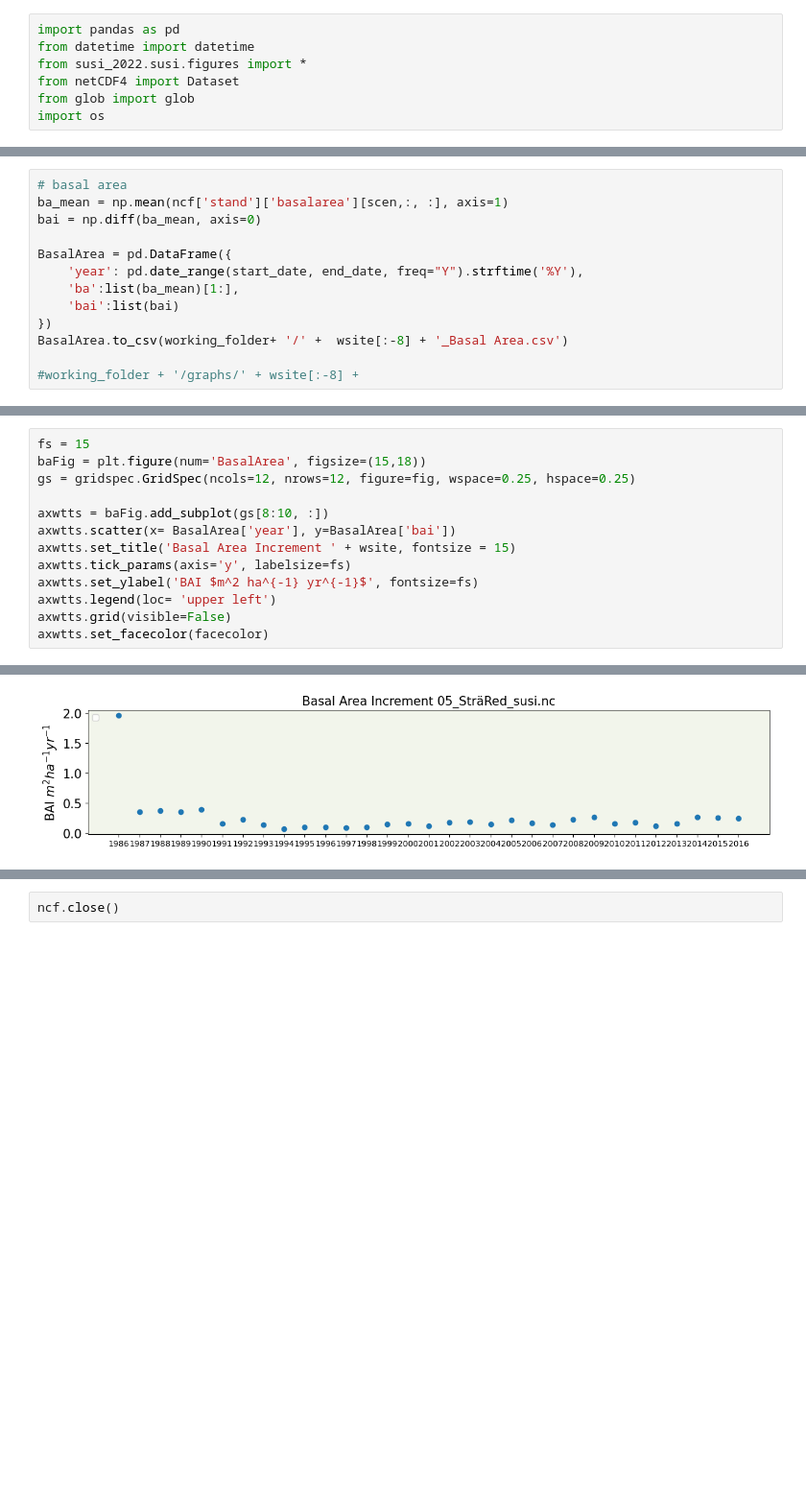
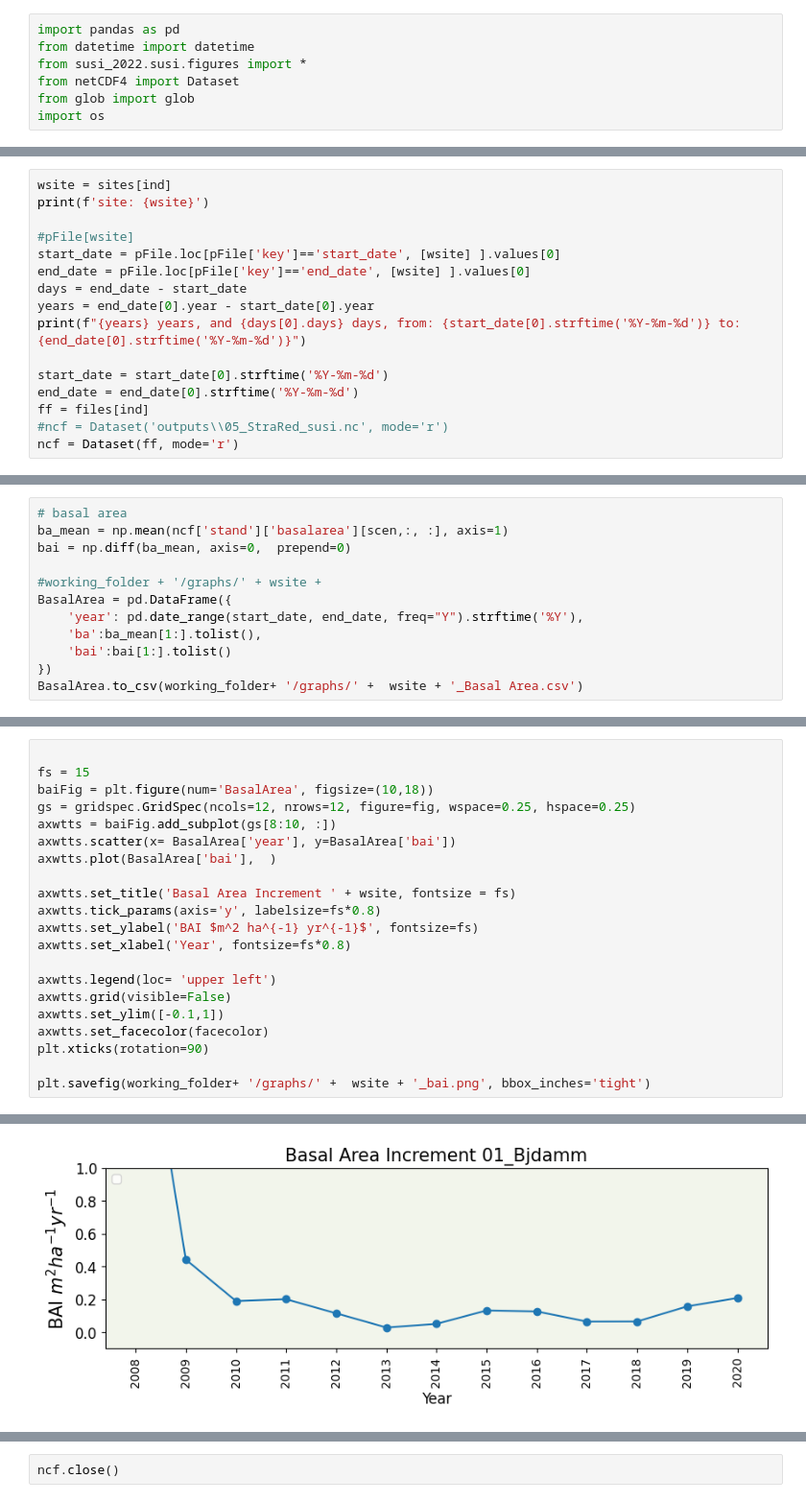
Before and after one commit to alejandrogandara/susi-swe, a Jupyter notebook: verif.ipynb, the cells around one changed output, grey strips where cells are left out. Shown at 96% size. Drawn from its saved outputs; the diff is of its cells as text; blank space fills up the shorter version.

```diff
--- a/verif.ipynb
+++ b/verif.ipynb
@@ -50,0 +43,16 @@ ncf = Dataset('outputs\\05_StraRed_susi.nc', mode='r')
+# %%
+wsite = sites[ind]
+print(f'site: {wsite}')
+
+#pFile[wsite]
+start_date = pFile.loc[pFile['key']=='start_date', [wsite] ].values[0]
+end_date = pFile.loc[pFile['key']=='end_date', [wsite] ].values[0]
+days = end_date - start_date
+years = end_date[0].year - start_date[0].year
+print(f"{years} years, and {days[0].days} days, from: {start_date[0].strftime('%Y-%m-%d')} to: {end_date[0].strftime('%Y-%m-%d')}")
+
+start_date = start_date[0].strftime('%Y-%m-%d')
+end_date = end_date[0].strftime('%Y-%m-%d')
+ff = files[ind]
+#ncf = Dataset('outputs\\05_StraRed_susi.nc', mode='r')
+ncf = Dataset(ff, mode='r')
@@ -184,16 +266,15 @@ plt.savefig(working_folder+ '/graphs/' + wsite[:-8] + '_Basal Area.png', bbox_in
 # %%
 # basal area
 ba_mean = np.mean(ncf['stand']['basalarea'][scen,:, :], axis=1)
-bai = np.diff(ba_mean, axis=0)
+bai = np.diff(ba_mean, axis=0,  prepend=0)
 
+#working_folder + '/graphs/' + wsite +
 BasalArea = pd.DataFrame({
     'year': pd.date_range(start_date, end_date, freq="Y").strftime('%Y'),
-    'ba':list(ba_mean)[1:],
-    'bai':list(bai)
+    'ba':ba_mean[1:].tolist(),
+    'bai':bai[1:].tolist()
 })
-BasalArea.to_csv(working_folder+ '/' +  wsite[:-8] + '_Basal Area.csv')
-
-#working_folder + '/graphs/' + wsite[:-8] +
+BasalArea.to_csv(working_folder+ '/graphs/' +  wsite + '_Basal Area.csv')
 # %%
 fs = 15
 baFig = plt.figure(num='BasalArea', figsize=(15,18))
@@ -213,16 +297,24 @@ No artists with labels found to put in legend.  Note that artists whose label st
 # %%
+
 fs = 15
-baFig = plt.figure(num='BasalArea', figsize=(15,18))
+baiFig = plt.figure(num='BasalArea', figsize=(10,18))
 gs = gridspec.GridSpec(ncols=12, nrows=12, figure=fig, wspace=0.25, hspace=0.25)
+axwtts = baiFig.add_subplot(gs[8:10, :])
+axwtts.scatter(x= BasalArea['year'], y=BasalArea['bai'])
+axwtts.plot(BasalArea['bai'],  )
 
-axwtts = baFig.add_subplot(gs[8:10, :])
-axwtts.scatter(x= BasalArea['year'], y=BasalArea['bai'])
-axwtts.set_title('Basal Area Increment ' + wsite, fontsize = 15)
-axwtts.tick_params(axis='y', labelsize=fs)
+axwtts.set_title('Basal Area Increment ' + wsite, fontsize = fs)
+axwtts.tick_params(axis='y', labelsize=fs*0.8)
 axwtts.set_ylabel('BAI $m^2 ha^{-1} yr^{-1}$', fontsize=fs)
+axwtts.set_xlabel('Year', fontsize=fs*0.8)
+
 axwtts.legend(loc= 'upper left')
 axwtts.grid(visible=False)
+axwtts.set_ylim([-0.1,1])
 axwtts.set_facecolor(facecolor)
+plt.xticks(rotation=90)
+
+plt.savefig(working_folder+ '/graphs/' +  wsite + '_bai.png', bbox_inches='tight')
 # %% [output]
 No artists with labels found to put in legend.  Note that artists whose label start with an underscore are ignored when legend() is called with no argument.
-[figure, old version]
+[figure, new version]
```
Also changed, not shown: parts of 35 cells of this notebook, 5 other files.
